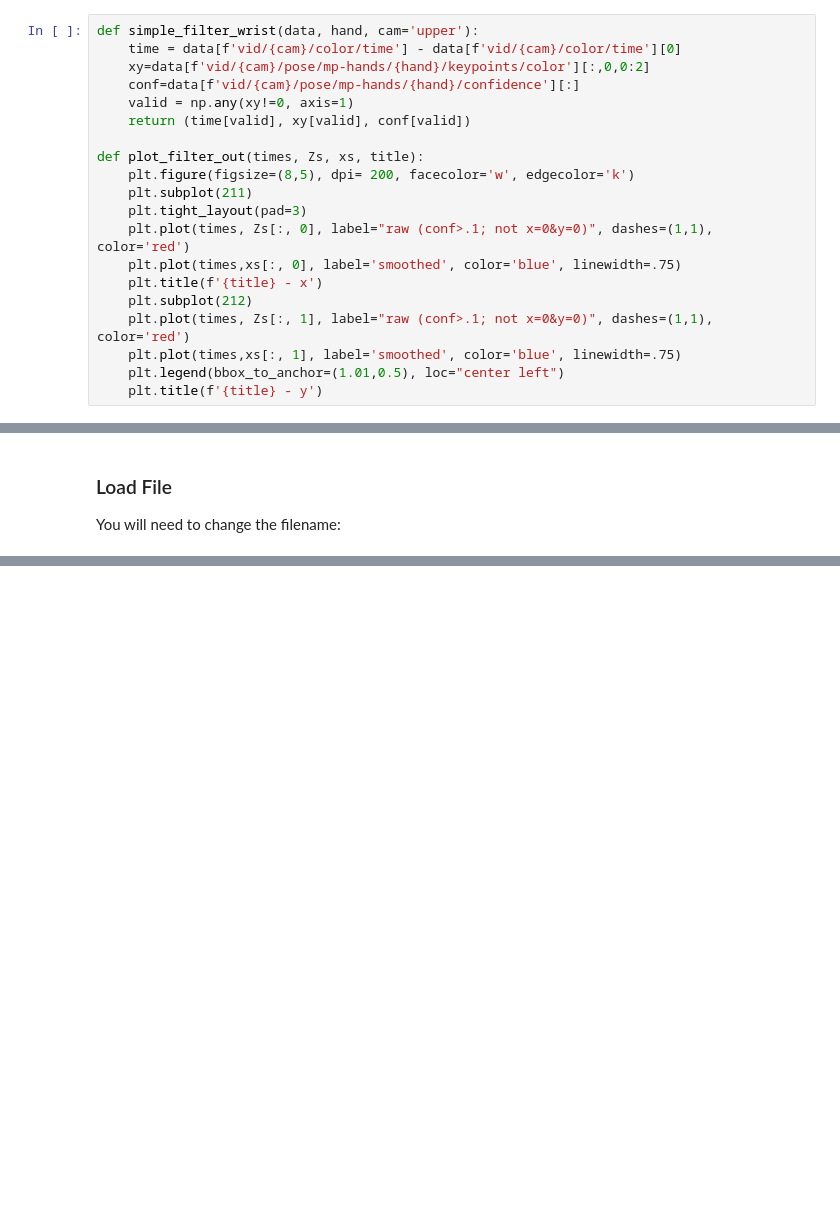
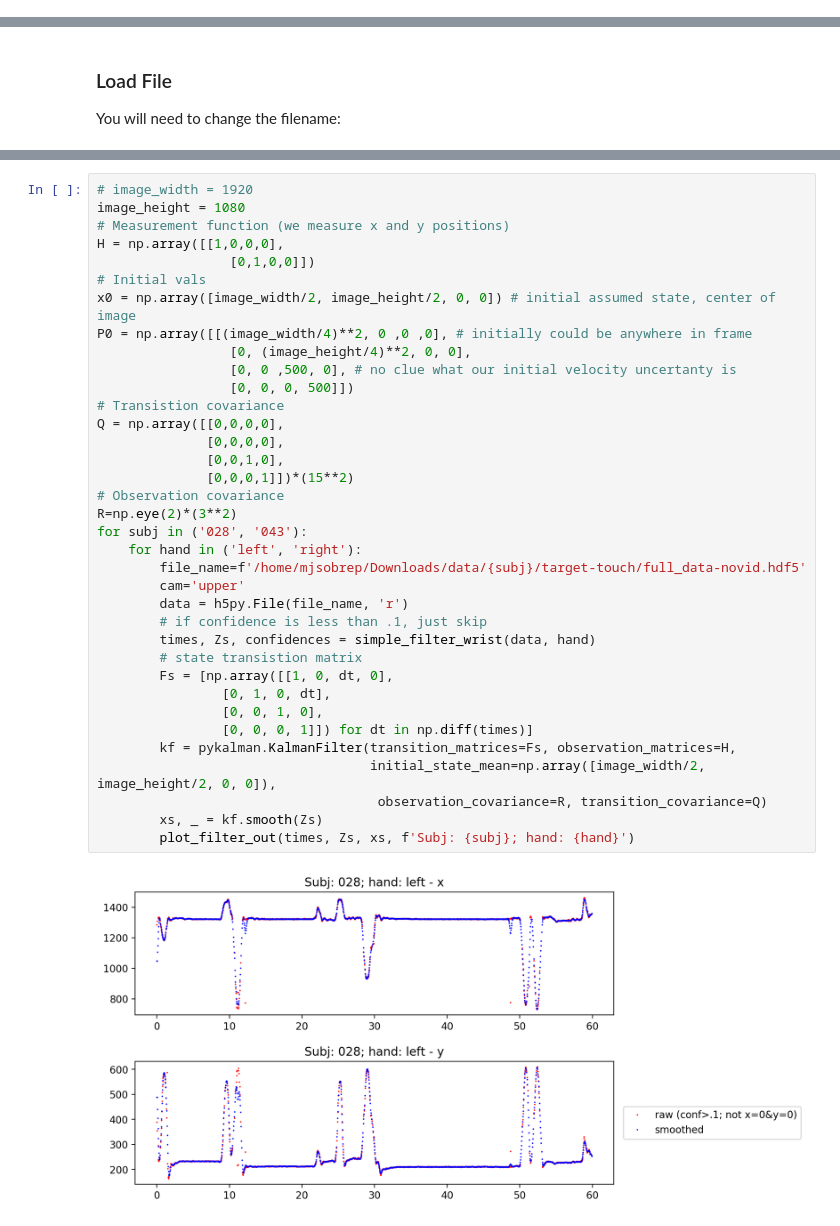
Before and after one commit to Rehab-Robotics-Lab/FloAssessmentPipeline, a Jupyter notebook: notebooks/test_kalman_filter.ipynb, the cells around one changed output, grey strips where cells are left out. Saved outputs shown, nothing was run; the diff lists cells and outputs as text; blank space fills up the shorter version.

```diff
--- a/notebooks/test_kalman_filter.ipynb
+++ b/notebooks/test_kalman_filter.ipynb
@@ -17,23 +17,3 @@ import filterpy
 from matplotlib import pyplot as plt
 import pykalman
 %matplotlib inline
-# %%
-def simple_filter_wrist(data, hand, cam='upper'):
-    time = data[f'vid/{cam}/color/time'] - data[f'vid/{cam}/color/time'][0]
-    xy=data[f'vid/{cam}/pose/mp-hands/{hand}/keypoints/color'][:,0,0:2]
-    conf=data[f'vid/{cam}/pose/mp-hands/{hand}/confidence'][:]
-    valid = np.any(xy!=0, axis=1)
-    return (time[valid], xy[valid], conf[valid])
-
-def plot_filter_out(times, Zs, xs, title):
-    plt.figure(figsize=(8,5), dpi= 200, facecolor='w', edgecolor='k')
-    plt.subplot(211)
-    plt.tight_layout(pad=3)
-    plt.plot(times, Zs[:, 0], label="raw (conf>.1; not x=0&y=0)", dashes=(1,1), color='red')
-    plt.plot(times,xs[:, 0], label='smoothed', color='blue', linewidth=.75)
-    plt.title(f'{title} - x')
-    plt.subplot(212)
-    plt.plot(times, Zs[:, 1], label="raw (conf>.1; not x=0&y=0)", dashes=(1,1), color='red')
-    plt.plot(times,xs[:, 1], label='smoothed', color='blue', linewidth=.75)
-    plt.legend(bbox_to_anchor=(1.01,0.5), loc="center left")
-    plt.title(f'{title} - y')
@@ -84,0 +45,38 @@ for subj in ('028', '043'):
+# %%
+# image_width = 1920
+image_height = 1080
+# Measurement function (we measure x and y positions)
+H = np.array([[1,0,0,0],
+                 [0,1,0,0]])
+# Initial vals
+x0 = np.array([image_width/2, image_height/2, 0, 0]) # initial assumed state, center of image
+P0 = np.array([[(image_width/4)**2, 0 ,0 ,0], # initially could be anywhere in frame
+                 [0, (image_height/4)**2, 0, 0],
+                 [0, 0 ,500, 0], # no clue what our initial velocity uncertanty is
+                 [0, 0, 0, 500]])
+# Transistion covariance
+Q = np.array([[0,0,0,0],
+              [0,0,0,0],
+              [0,0,1,0],
+              [0,0,0,1]])*(15**2)
+# Observation covariance
+R=np.eye(2)*(3**2)
+for subj in ('028', '043'):
+    for hand in ('left', 'right'):
+        file_name=f'/home/mjsobrep/Downloads/data/{subj}/target-touch/full_data-novid.hdf5'
+        cam='upper'
+        data = h5py.File(file_name, 'r')
+        # if confidence is less than .1, just skip
+        times, Zs, confidences = simple_filter_wrist(data, hand)
+        # state transistion matrix
+        Fs = [np.array([[1, 0, dt, 0],
+                [0, 1, 0, dt],
+                [0, 0, 1, 0],
+                [0, 0, 0, 1]]) for dt in np.diff(times)]
+        kf = pykalman.KalmanFilter(transition_matrices=Fs, observation_matrices=H,
+                                   initial_state_mean=np.array([image_width/2, image_height/2, 0, 0]),
+                                    observation_covariance=R, transition_covariance=Q)
+        xs, _ = kf.smooth(Zs)
+        plot_filter_out(times, Zs, xs, f'Subj: {subj}; hand: {hand}')
+# %% [output]
+[figure, added]
```
Also changed, not shown: parts of 5 cells of this notebook, 5 other files.
